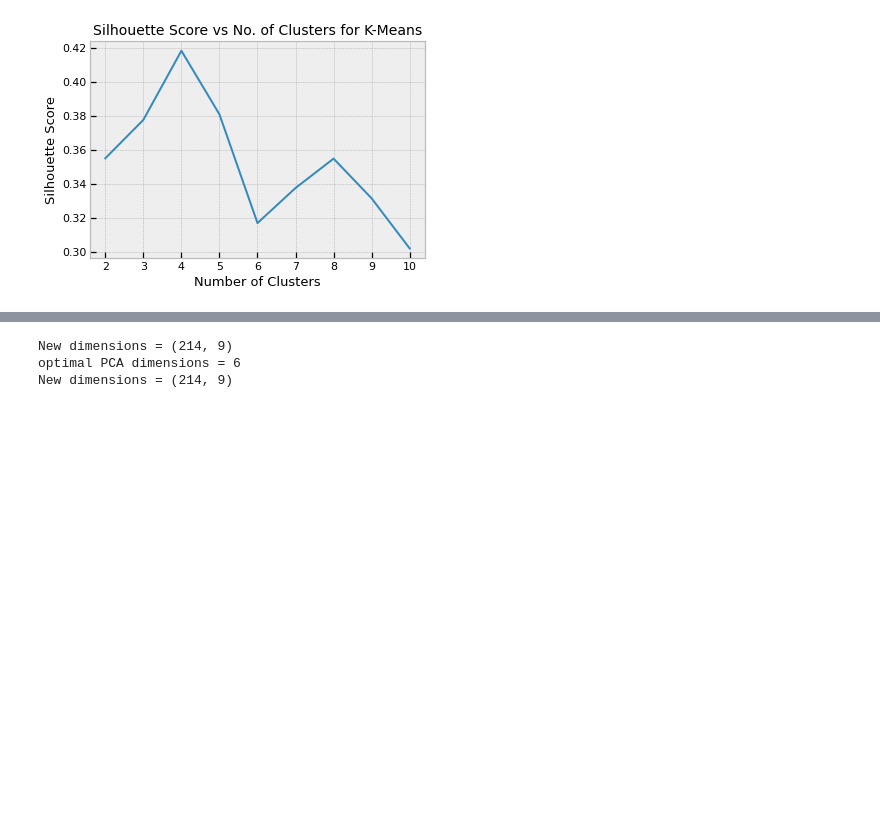
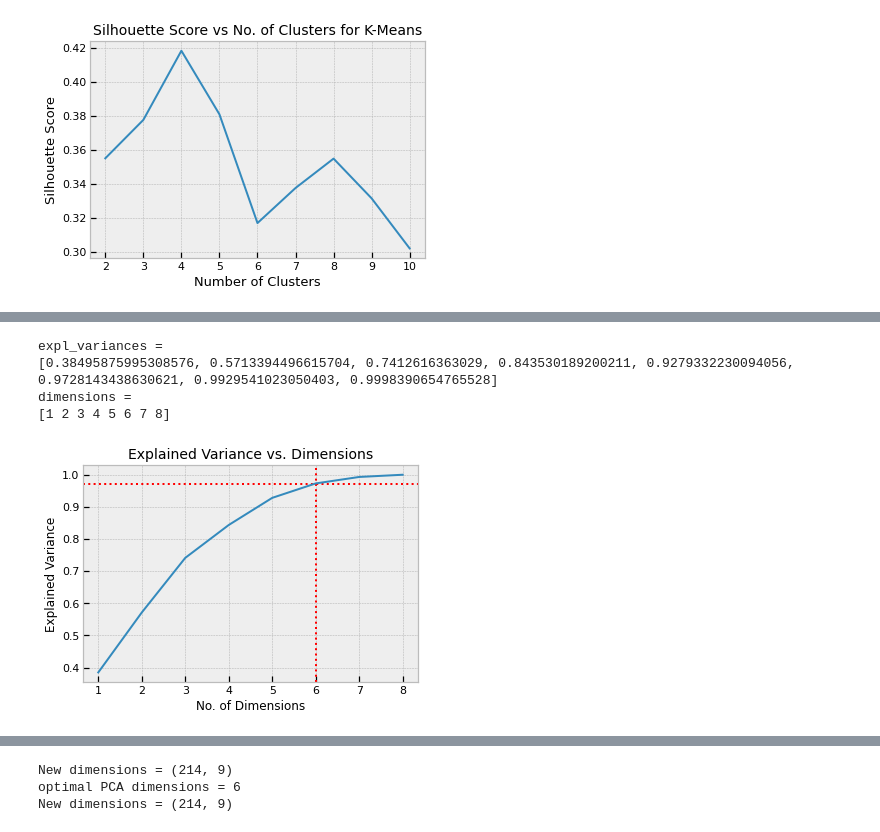
Before and after one commit to TrellixVulnTeam/Unsupervised_Learning_HFI7, a Jupyter notebook: unsuper_glass.ipynb, the cells around one changed output, grey strips where cells are left out. Saved outputs shown, nothing was run; the diff lists cells and outputs as text; code cells hidden in the pictures; blank space fills up the shorter version.

```diff
--- a/unsuper_glass.ipynb
+++ b/unsuper_glass.ipynb
@@ -440,24 +426,29 @@ print(f'principal components = {pca.explained_variance_ratio_}')
 # %%
 ## Plot different dimensions against the explained variance
-NO_DIMS_TO_CHECK = 11
+NO_DIMS_TO_CHECK = 9
 dimensions = np.arange(1, NO_DIMS_TO_CHECK)
 expl_variances = []
 
 for dimension in dimensions:
     pca = PCA(n_components=dimension)
     pca.fit(X)
     expl_variances.append(np.sum(pca.explained_variance_ratio_))
 
 print(f'expl_variances = \n{expl_variances}')
 print(f'dimensions = \n{dimensions}')
 plt.title('Explained Variance vs. Dimensions', fontsize=14)
 plt.xlabel('No. of Dimensions', fontsize=12)
 plt.ylabel('Explained Variance', fontsize=12)
 plt.axvline(6, color='r', linestyle='dotted')
-plt.axvline(6, color='r', linestyle='dotted')
-plt.axhline(0.938, color='r', linestyle='dotted')
+plt.axhline(0.97, color='r', linestyle='dotted')
 sns.lineplot(dimensions, expl_variances)
 plt.show()
+# %% [output]
+expl_variances =
+[0.38495875995308576, 0.5713394496615704, 0.7412616363029, 0.843530189200211, 0.9279332230094056, 0.9728143438630621, 0.9929541023050403, 0.9998390654765528]
+dimensions =
+[1 2 3 4 5 6 7 8]
+[figure, added]
 # %%
 def CA_Algorithm_2D(algorithm, KPCA, PCA_TYPE, title, components, **args):
     if KPCA:
```
Also changed, not shown: parts of 16 cells of this notebook, 1 other file.
